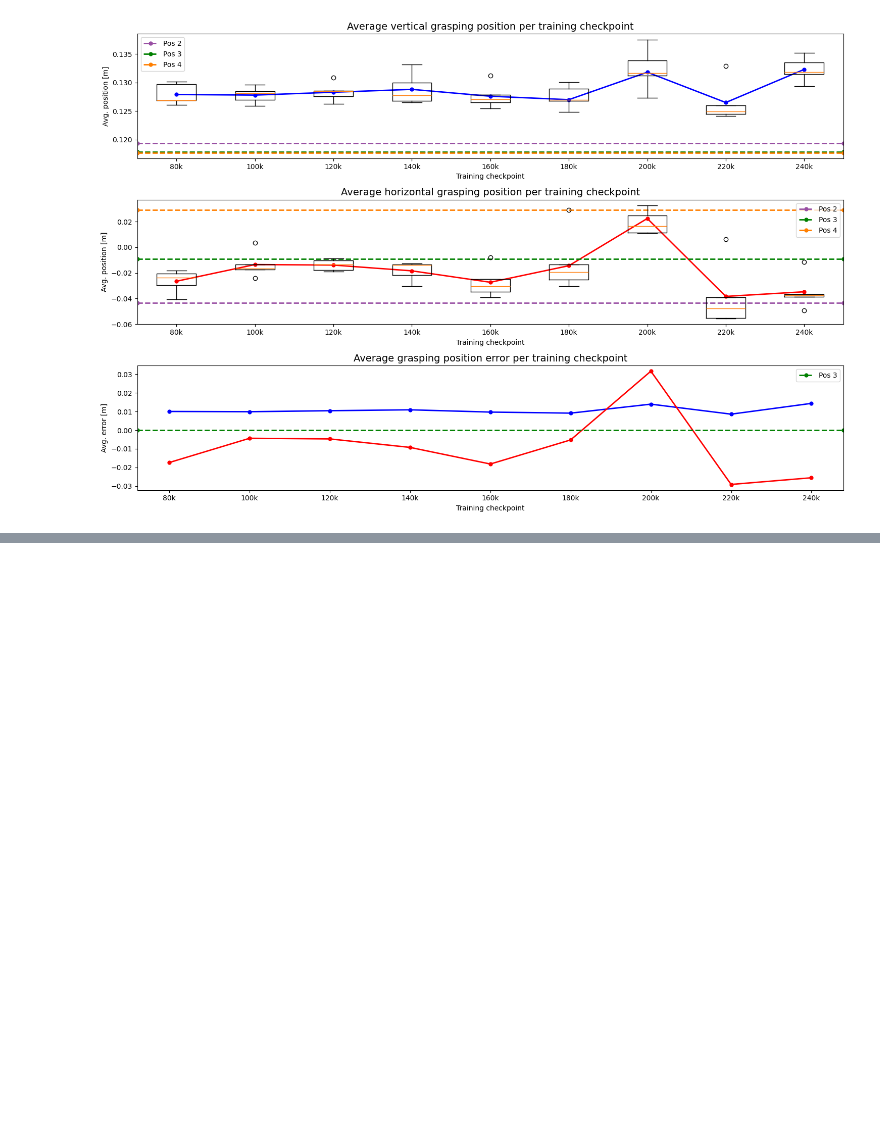
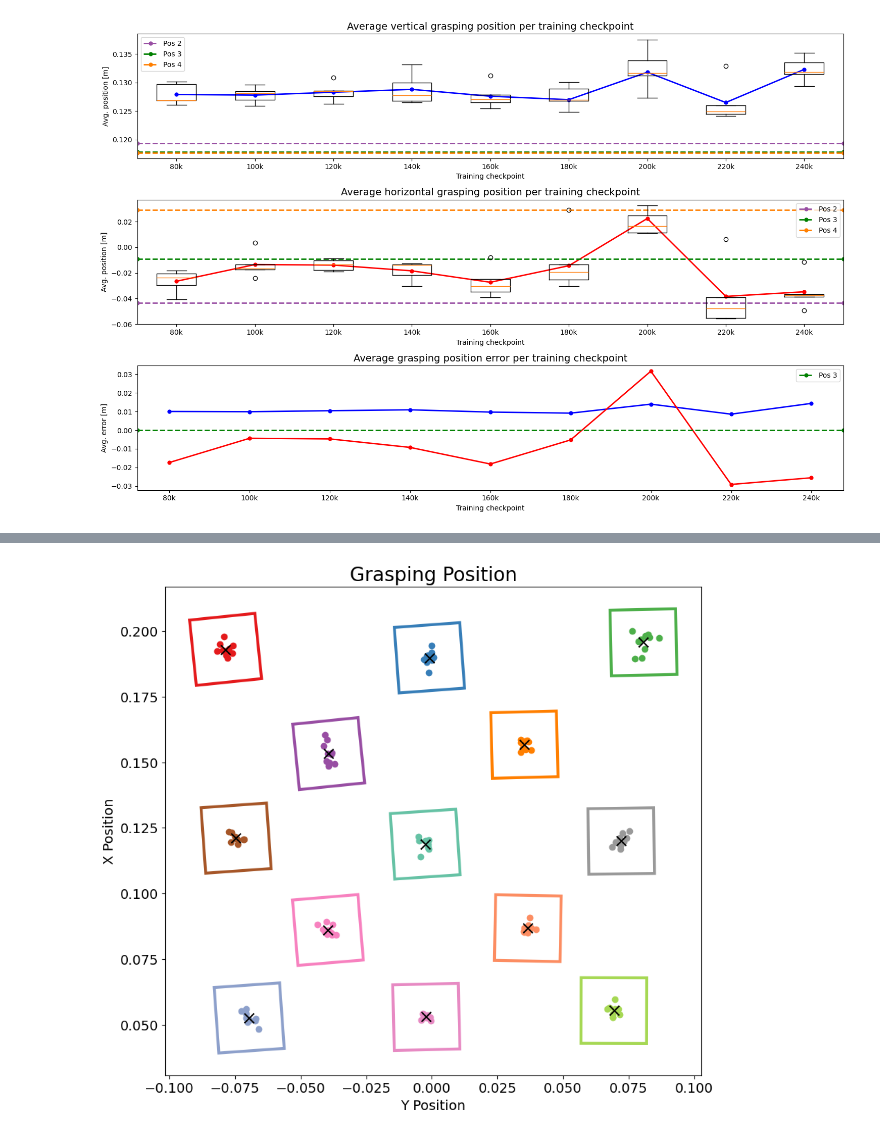
Before and after one commit to nicolas-duque/lerobot, a Jupyter notebook: lerobot/plots/eval_plots.ipynb, the cells around one changed output, grey strips where cells are left out. Cells and saved outputs as stored; diff of their text form; code cells hidden in the pictures; blank space fills up the shorter version.

```diff
--- a/lerobot/plots/eval_plots.ipynb
+++ b/lerobot/plots/eval_plots.ipynb
@@ -380,0 +399,80 @@ bp_ax.boxplot(np.abs(re_act-p_act), positions=[i], widths=0.6, patch_artist=True
+# %%
+
+repo_id="nduque/robustness_e9_3"
+
+dataset = LeRobotDataset(repo_id)
+observations = dataset.hf_dataset.select_columns("observation.state")['observation.state']
+episodes = list(range(dataset.meta.total_episodes))
+episode_data_index=get_episode_data_index(dataset.meta.episodes)
+
+# Loop through dataset
+#   Get observation (poses)
+#   Save grasping position
+#   Save observation, real action, predicted action in dictionary
+obs_grasp = []
+grasp_angle = []
+for ep_idx in episodes:
+    # Get the episode
+    ep_start = int(episode_data_index["from"][ep_idx])
+    ep_end = int(episode_data_index["to"][ep_idx])
+    episode = dataset.hf_dataset
+
+    obs_set = observations[ep_start+30:ep_end]
+    if len(obs_set) == 0:
+        continue
+
+    grasp_idx = next((i for i, obs in enumerate(obs_set) if obs[-1] < 30), None)
+
+    if grasp_idx is None:
+        grasp_idx = next((i for i, obs in enumerate(obs_set) if obs[-1] < 40), None)
+
+    fk, yaw = forward_kinematics(obs_set[grasp_idx][-6:],d,a,alpha)
+    obs_grasp.append(fk)
+    grasp_angle.append(yaw)
+obs_grasp = np.array(obs_grasp)
+
+box_pos_avg_e9_3 = np.array([[0.193, -0.0786,  5.8925],[ 0.1898,-0.0009, 4.1929],[ 0.1957,0.0807, 1.2011],
+                                 [ 0.1533,-0.0393, 5.8473],[ 0.1567,0.0353, 1.4479],[ 0.1211,-0.0746, 4.0604],
+                                 [ 0.1188,-0.0025, 3.8189],[ 0.12,0.0722, 0.7847],[ 0.0861,-0.0396, 4.738],
+                                 [ 0.0868,0.0366, -1.0705],[ 0.0526,-0.0696, 4.0597],[ 0.053,-0.0021, 1.3559],[ 0.0554,0.0694, -0.1613]])
+
+box_avg = box_pos_avg_e9_3
+
+fig, axs = plt.subplots(1, 1, figsize=(10, 10))
+
+eps = int(len(episodes)/len(box_avg))
+d_xy = []
+avg_ep = []
+for i in range(len(box_avg)):
+    color=colors[i]
+
+    box_pos = box_avg[i]
+
+    avg_y = float(round(np.mean(obs_grasp[i*eps:(i+1)*eps, 1]),4))
+    avg_x = float(round(np.mean(obs_grasp[i*eps:(i+1)*eps, 0]),4))
+    avg_yaw = float(round(np.mean(grasp_angle[i*eps:(i+1)*eps]),4))
+    avg_ep.append([avg_x, avg_y, avg_yaw])
+    print([avg_x, avg_y, avg_yaw])
+    ep_dx = obs_grasp[i*eps:(i+1)*eps, 0] - box_avg[i,0]
+    ep_dy = obs_grasp[i*eps:(i+1)*eps, 1] - box_avg[i,1]
+    d_xy.append([ep_dx,ep_dy])
+
+    fc = color
+    axs.scatter(obs_grasp[i*eps:(i+1)*eps, 1], obs_grasp[i*eps:(i+1)*eps, 0],color=color, fc=fc)
+    axs.scatter(avg_y, avg_x, color=color, marker='x', s=100)
+
+    bottom_left = (box_pos[1]-0.0125,box_pos[0]-0.0125)
+    rec = plt.Rectangle(bottom_left,0.025,0.025, ec=color, fc='none', angle = box_pos[2], rotation_point="center", linewidth=3)
+    axs.add_patch(rec)
+
+    #axs.text(box_pos_avg_e8[i,0],box_pos_avg_e8[i,1]-0.004,str(dist_to_avg),ha='center')
+d_xy = np.array(d_xy)
+
+axs.set_xlabel("Y Position", fontsize=14)
+axs.set_ylabel("X Position", fontsize=14)
+axs.set_title("Grasping Position", fontsize=20)
+axs.set_aspect('equal')
+#axs.set_ylim(0.08,0.15)
+axs.tick_params(axis='both', which='major', labelsize=14)
+#axs.set_xlim(-0.1,0.1)
+# %% [output]
@@ -380,0 +493 @@ bp_ax.boxplot(np.abs(re_act-p_act), positions=[i], widths=0.6, patch_artist=True
+[figure, added]
```
Also changed, not shown: parts of 10 cells of this notebook, 3 other files.
